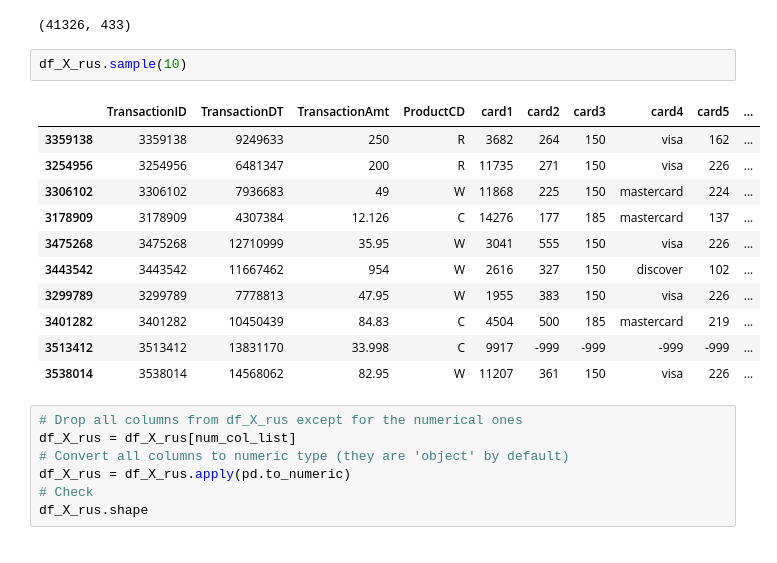
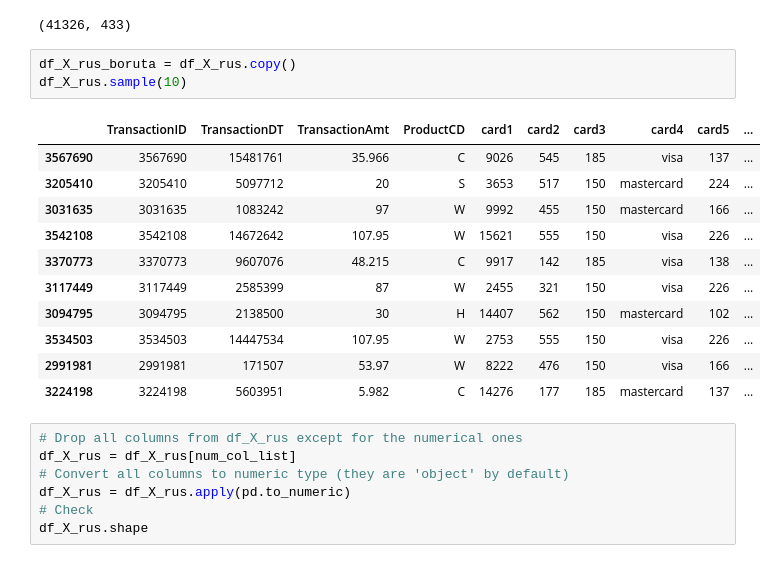
Before and after one commit to pranjalchaubey/Credit-Fraud-Detection, a Jupyter notebook: src/Card_Fraud_Detection.ipynb, the cells around one changed output. Drawn from its saved outputs; the diff is of its cells as text.

```diff
--- a/src/Card_Fraud_Detection.ipynb
+++ b/src/Card_Fraud_Detection.ipynb
@@ -340,20 +369,21 @@ df_X_rus = pd.DataFrame(data=X_rus,    # values
 df_X_rus.shape
 # %% [output]
 (41326, 433)
-# %%
-df_X_rus.sample(10)
-# %% [output]
-|  | TransactionID | TransactionDT | TransactionAmt | ProductCD | card1 | card2 | card3 | card4 | card5 | ... |
-| 3359138 | 3359138 | 9249633 | 250 | R | 3682 | 264 | 150 | visa | 162 | ... |
-| 3254956 | 3254956 | 6481347 | 200 | R | 11735 | 271 | 150 | visa | 226 | ... |
-| 3306102 | 3306102 | 7936683 | 49 | W | 11868 | 225 | 150 | mastercard | 224 | ... |
-| 3178909 | 3178909 | 4307384 | 12.126 | C | 14276 | 177 | 185 | mastercard | 137 | ... |
-| 3475268 | 3475268 | 12710999 | 35.95 | W | 3041 | 555 | 150 | visa | 226 | ... |
-| 3443542 | 3443542 | 11667462 | 954 | W | 2616 | 327 | 150 | discover | 102 | ... |
-| 3299789 | 3299789 | 7778813 | 47.95 | W | 1955 | 383 | 150 | visa | 226 | ... |
-| 3401282 | 3401282 | 10450439 | 84.83 | C | 4504 | 500 | 185 | mastercard | 219 | ... |
-| 3513412 | 3513412 | 13831170 | 33.998 | C | 9917 | -999 | -999 | -999 | -999 | ... |
-| 3538014 | 3538014 | 14568062 | 82.95 | W | 11207 | 361 | 150 | visa | 226 | ... |
+# %%
+df_X_rus_boruta = df_X_rus.copy()
+df_X_rus.sample(10)
+# %% [output]
+|  | TransactionID | TransactionDT | TransactionAmt | ProductCD | card1 | card2 | card3 | card4 | card5 | ... |
+| 3567690 | 3567690 | 15481761 | 35.966 | C | 9026 | 545 | 185 | visa | 137 | ... |
+| 3205410 | 3205410 | 5097712 | 20 | S | 3653 | 517 | 150 | mastercard | 224 | ... |
+| 3031635 | 3031635 | 1083242 | 97 | W | 9992 | 455 | 150 | mastercard | 166 | ... |
+| 3542108 | 3542108 | 14672642 | 107.95 | W | 15621 | 555 | 150 | visa | 226 | ... |
+| 3370773 | 3370773 | 9607076 | 48.215 | C | 9917 | 142 | 185 | visa | 138 | ... |
+| 3117449 | 3117449 | 2585399 | 87 | W | 2455 | 321 | 150 | visa | 226 | ... |
+| 3094795 | 3094795 | 2138500 | 30 | H | 14407 | 562 | 150 | mastercard | 102 | ... |
+| 3534503 | 3534503 | 14447534 | 107.95 | W | 2753 | 555 | 150 | visa | 226 | ... |
+| 2991981 | 2991981 | 171507 | 53.97 | W | 8222 | 476 | 150 | visa | 166 | ... |
+| 3224198 | 3224198 | 5603951 | 5.982 | C | 14276 | 177 | 185 | mastercard | 137 | ... |
 # %%
 # Drop all columns from df_X_rus except for the numerical ones
 df_X_rus = df_X_rus[num_col_list]
```
Also changed, not shown: parts of 18 cells of this notebook.
